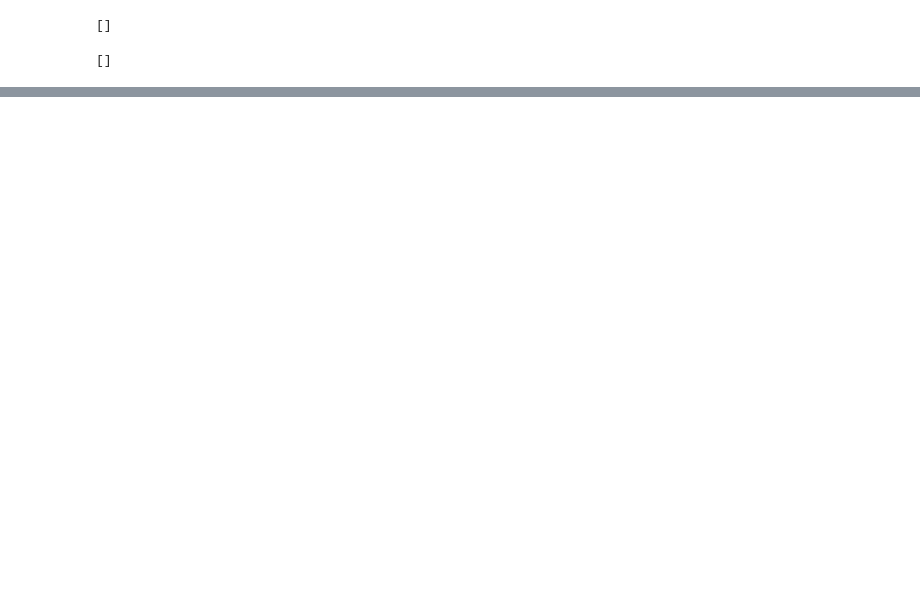
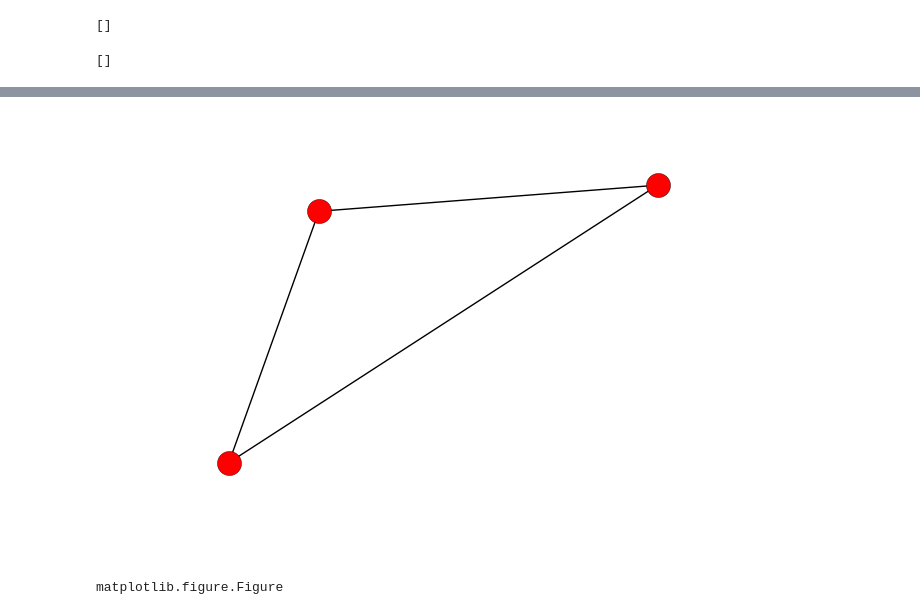
Before and after one commit to drewyoungren/JMM17, a Jupyter notebook: Gadgets/Presentation.ipynb, the cells around one changed output, grey strips where cells are left out. Drawn from its saved outputs; the diff is of its cells as text; code cells hidden in the pictures; blank space fills up the shorter version.

```diff
--- a/Gadgets/Presentation.ipynb
+++ b/Gadgets/Presentation.ipynb
@@ -96,0 +127,12 @@ fig.set_size_inches(3,5)
+# %%
+g = nx.Graph()
+# %%
+g.add_edges_from([[1,2],[2,3],[3,1]])
+# %%
+nx.draw(g)
+# %% [output]
+[figure, added]
+# %%
+type(_)
+# %% [output]
+matplotlib.figure.Figure
```
Also changed, not shown: parts of 40 cells of this notebook, 5 other files.
